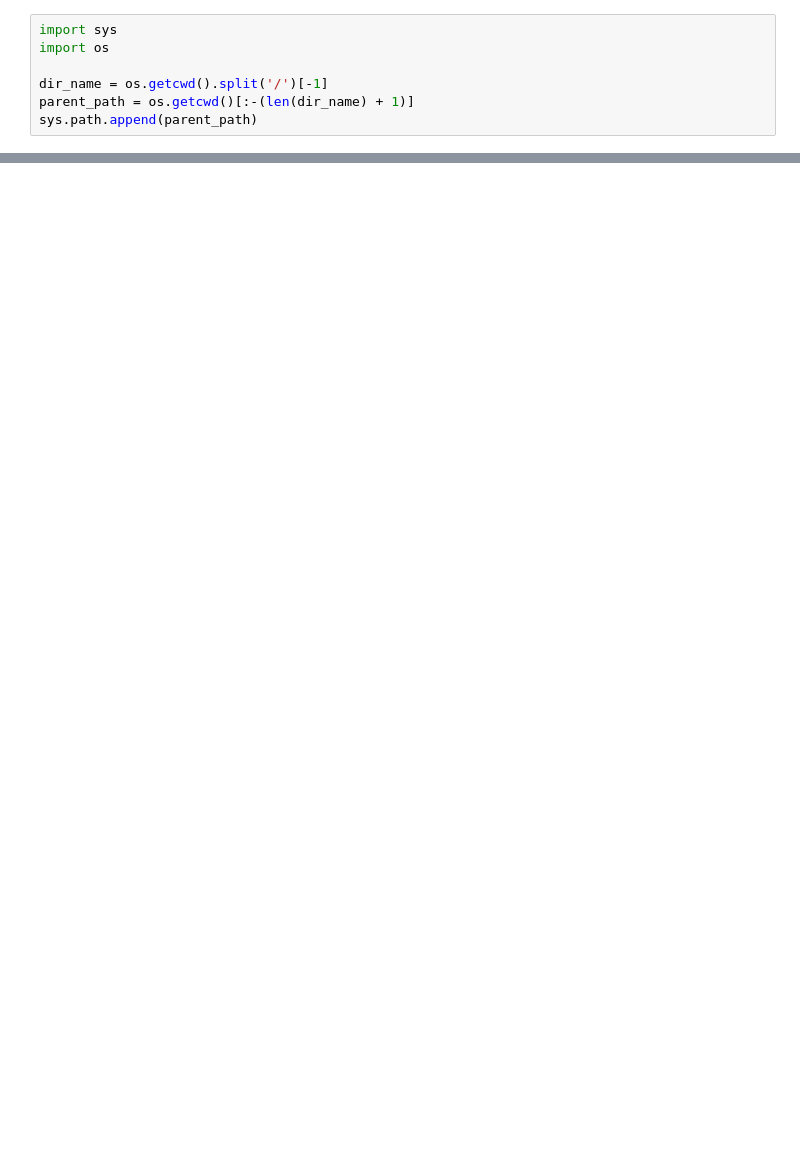
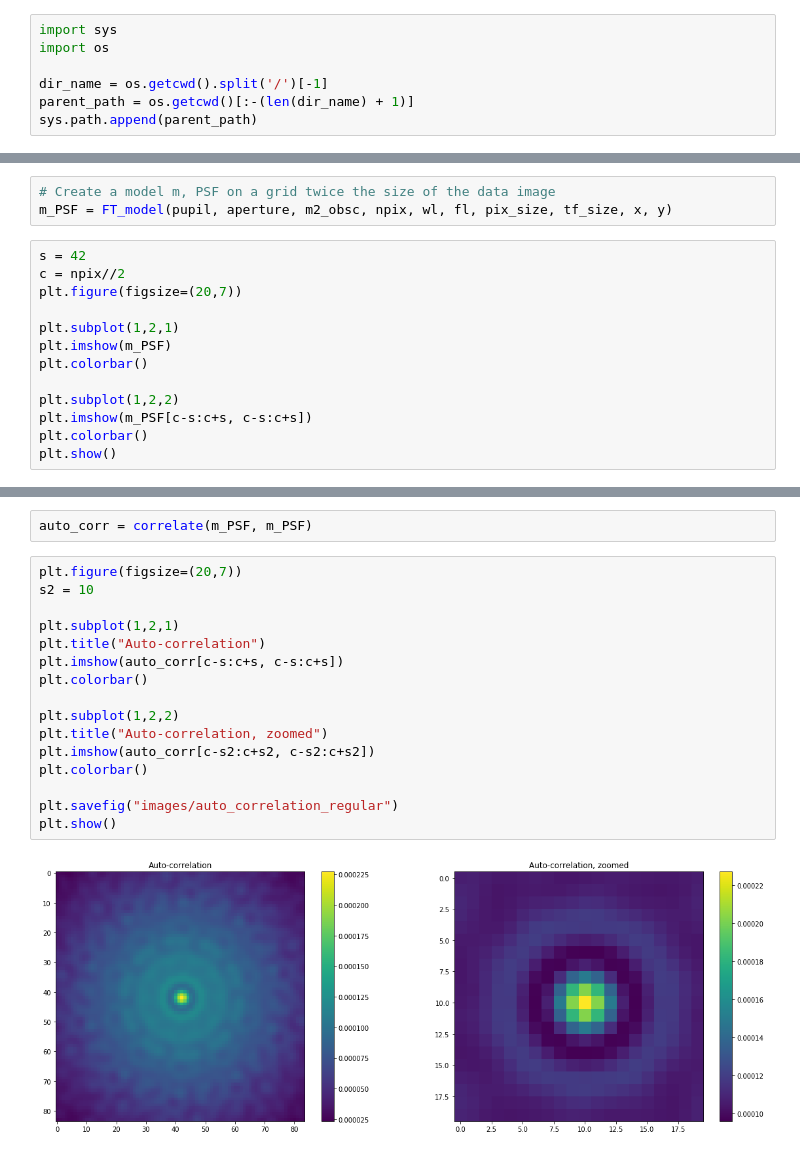
Before and after one commit to ptuthill/Toliman, a Jupyter notebook: Photometry/CLEAN.ipynb, the cells around one changed output, grey strips where cells are left out. Drawn from its saved outputs; the diff is of its cells as text; blank space fills up the shorter version.

Commit message:
Regular commit

```diff
--- a/Photometry/CLEAN.ipynb
+++ b/Photometry/CLEAN.ipynb
@@ -473,0 +37,16 @@ plt.show()
+# %%
+# Create a model m, PSF on a grid twice the size of the data image
+m_PSF = FT_model(pupil, aperture, m2_obsc, npix, wl, fl, pix_size, tf_size, x, y)
+# %%
+s = 42
+c = npix//2
+plt.figure(figsize=(20,7))
+
+plt.subplot(1,2,1)
+plt.imshow(m_PSF)
+plt.colorbar()
+
+plt.subplot(1,2,2)
+plt.imshow(m_PSF[c-s:c+s, c-s:c+s])
+plt.colorbar()
+plt.show()
@@ -473,0 +55,20 @@ plt.show()
+# %%
+auto_corr = correlate(m_PSF, m_PSF)
+# %%
+plt.figure(figsize=(20,7))
+s2 = 10
+
+plt.subplot(1,2,1)
+plt.title("Auto-correlation")
+plt.imshow(auto_corr[c-s:c+s, c-s:c+s])
+plt.colorbar()
+
+plt.subplot(1,2,2)
+plt.title("Auto-correlation, zoomed")
+plt.imshow(auto_corr[c-s2:c+s2, c-s2:c+s2])
+plt.colorbar()
+
+plt.savefig("images/auto_correlation_regular")
+plt.show()
+# %% [output]
+[figure, added]
```
Also changed, not shown: parts of 69 cells of this notebook, 13 other files.
